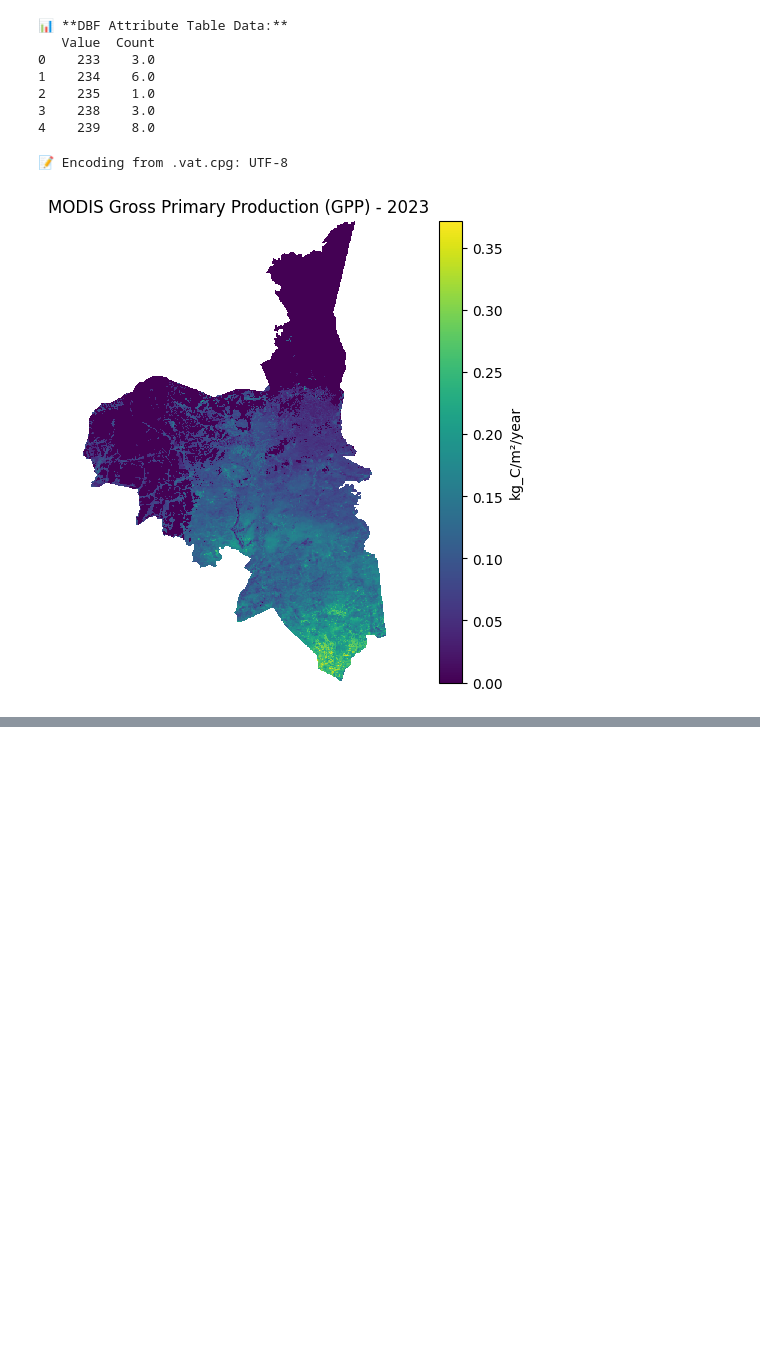
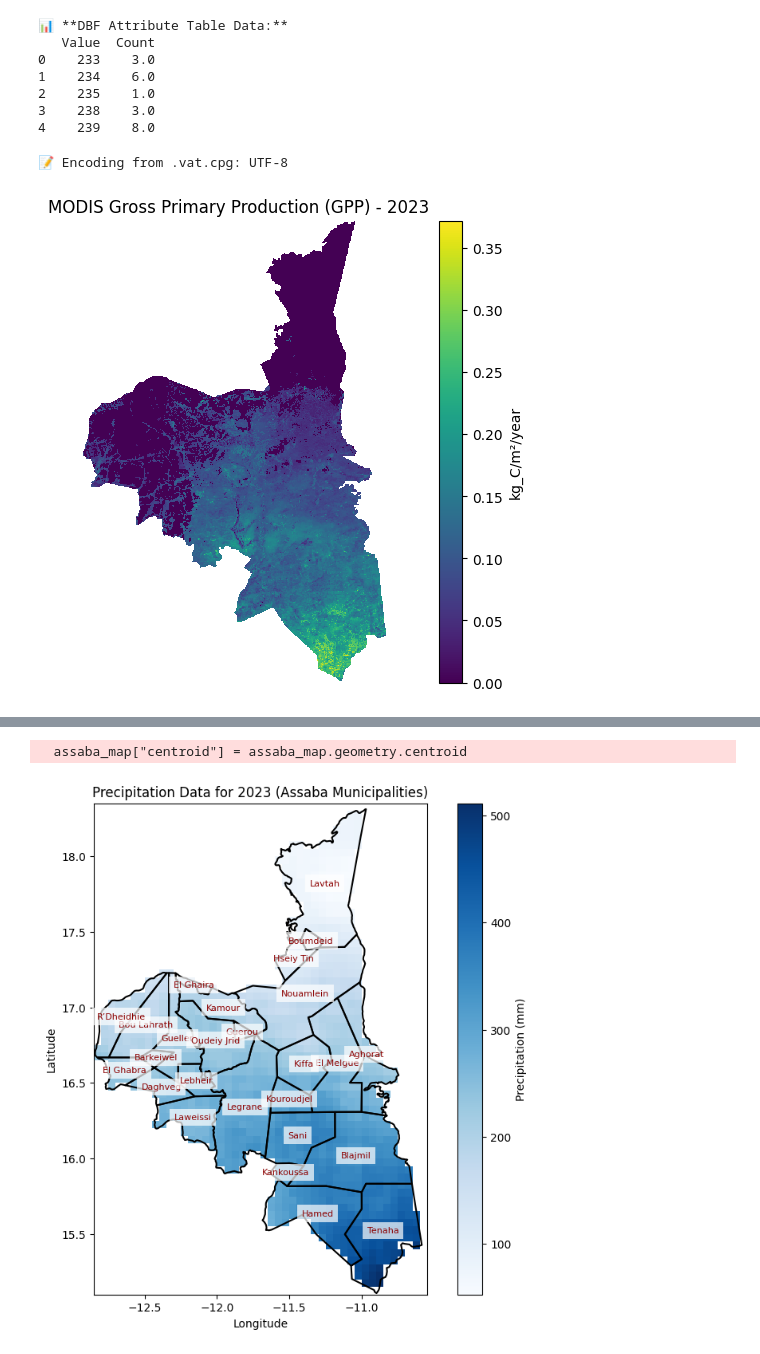
Before and after one commit to CipherCircle-StartHack-2025/Niklas, a Jupyter notebook: exploring_the_data.ipynb, the cells around one changed output, grey strips where cells are left out. Saved outputs shown, nothing was run; the diff lists cells and outputs as text; code cells hidden in the pictures; blank space fills up the shorter version.

Commit message:
We can now split the precipitation data into regions

```diff
--- a/exploring_the_data.ipynb
+++ b/exploring_the_data.ipynb
@@ -918,0 +1054,71 @@ above 4000 should be 0
+# %%
+import rasterio
+import numpy as np
+import geopandas as gpd
+import matplotlib.pyplot as plt
+from rasterio.mask import mask
+from shapely.geometry import mapping
+
+# Define file paths
+tif_file = "/Users/niklasviebig/Desktop/STARTxHack/Datasets_Hackathon/Climate_Precipitation_Data/2023R.tif"  # Update with actual file path
+shp_file = "/Users/niklasviebig/Desktop/STARTxHack/Datasets_Hackathon/Admin_layers/Assaba_Districts_layer.shp"  # Update with actual file path
+
+# Load the Assaba municipality shapefile
+assaba_map = gpd.read_file(shp_file)
+
+# Open the raster dataset and extract metadata
+with rasterio.open(tif_file) as dataset:
+    raster_crs = dataset.crs  # Get raster projection
+    transform = dataset.transform  # Get geotransform
+
+    # Read raster and convert to float for NaN handling
+    data = dataset.read(1).astype(float)
+    data[data == dataset.nodata] = np.nan  # Mask nodata values
+
+# Ensure Assaba shapefile CRS matches the raster CRS
+assaba_map = assaba_map.to_crs(raster_crs)
+
+# Mask and crop raster data to the municipality boundaries
+with rasterio.open(tif_file) as dataset:
+    clipped_data, clipped_transform = mask(dataset, assaba_map.geometry.map(mapping), crop=True)
+
+# Convert NoData values (masked) to NaN for visualization
+clipped_data = clipped_data.astype(float)
+clipped_data[clipped_data == dataset.nodata] = np.nan
+
+# Convert row/col to lat/lon using georeferencing for clipped data
+height, width = clipped_data.shape[1:]
+row_indices, col_indices = np.meshgrid(np.arange(height), np.arange(width), indexing="ij")
+lon, lat = rasterio.transform.xy(clipped_transform, row_indices, col_indices)
+lon = np.array(lon).reshape(clipped_data.shape[1:])
+lat = np.array(lat).reshape(clipped_data.shape[1:])
+
+# Generate centroid for labeling
+assaba_map["centroid"] = assaba_map.geometry.centroid
+municipality_column = "ADM3_EN"  # Adjust if necessary
+
+# **Plot the clipped precipitation data with municipalities**
+fig, ax = plt.subplots(figsize=(10, 8))
+im = ax.pcolormesh(lon, lat, clipped_data[0], cmap="Blues", shading="auto")  # Use lat/lon for scaling
+plt.colorbar(im, ax=ax, label="Precipitation (mm)")
+
+# Overlay municipality borders
+assaba_map.boundary.plot(ax=ax, edgecolor="black", linewidth=1.5)
+
+# Add municipality labels at their centroids
+for x, y, label in zip(assaba_map["centroid"].x, assaba_map["centroid"].y, assaba_map[municipality_column]):
+    ax.text(
+        x, y, label, fontsize=8, ha="center", va="center",
+        color="darkred", bbox=dict(facecolor="white", edgecolor="none", alpha=0.7)
+    )
+
+# Final plot enhancements
+ax.set_title("Precipitation Data for 2023 (Assaba Municipalities)")
+ax.set_xlabel("Longitude")
+ax.set_ylabel("Latitude")
+
+# Show the updated map
+plt.show()
+# %% [output]
+  assaba_map["centroid"] = assaba_map.geometry.centroid
+[figure, added]
```
Also changed, not shown: parts of 7 cells of this notebook.
